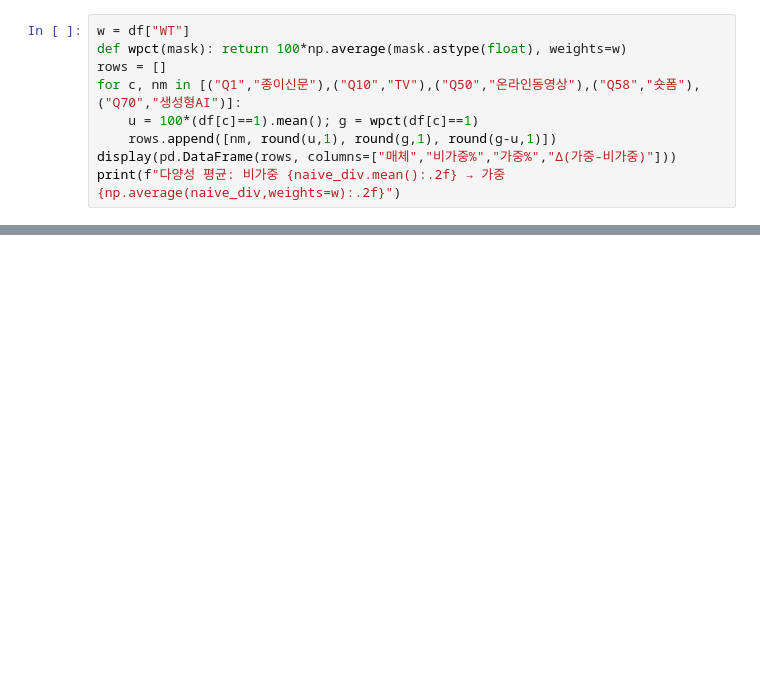
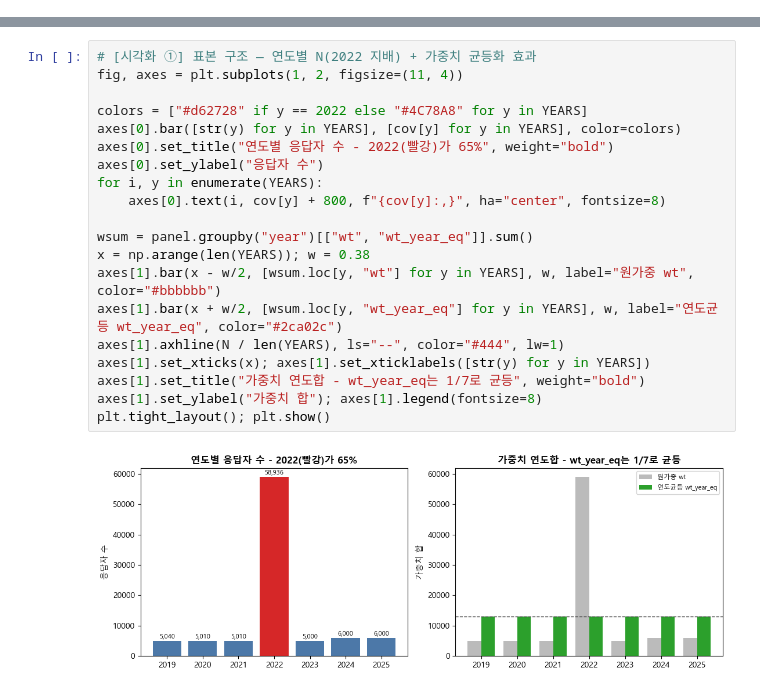
Before and after one commit to Dacon-Organization/Media-Statistics-Analysis-and-Utilization-Competition, a Jupyter notebook: notebooks/01-eda-2025.ipynb, the cells around one changed output, grey strips where cells are left out. Drawn from its saved outputs; the diff is of its cells as text; blank space fills up the shorter version.

```diff
--- a/notebooks/01-eda-2025.ipynb
+++ b/notebooks/01-eda-2025.ipynb
@@ -277,9 +0,0 @@ Q84 raw 평균(9998 포함) = 439.0  → 9998 제외해야 경로 분포로 해
-# %%
-w = df["WT"]
-def wpct(mask): return 100*np.average(mask.astype(float), weights=w)
-rows = []
-for c, nm in [("Q1","종이신문"),("Q10","TV"),("Q50","온라인동영상"),("Q58","숏폼"),("Q70","생성형AI")]:
-    u = 100*(df[c]==1).mean(); g = wpct(df[c]==1)
-    rows.append([nm, round(u,1), round(g,1), round(g-u,1)])
-display(pd.DataFrame(rows, columns=["매체","비가중%","가중%","Δ(가중-비가중)"]))
-print(f"다양성 평균: 비가중 {naive_div.mean():.2f} → 가중 {np.average(naive_div,weights=w):.2f}")
@@ -360,0 +91,22 @@ print(f"  신뢰  : 회피군 {clean_trust[avoid & m].mean():.3f} vs 비회피
+# %%
+# [시각화 ①] 표본 구조 — 연도별 N(2022 지배) + 가중치 균등화 효과
+fig, axes = plt.subplots(1, 2, figsize=(11, 4))
+
+colors = ["#d62728" if y == 2022 else "#4C78A8" for y in YEARS]
+axes[0].bar([str(y) for y in YEARS], [cov[y] for y in YEARS], color=colors)
+axes[0].set_title("연도별 응답자 수 - 2022(빨강)가 65%", weight="bold")
+axes[0].set_ylabel("응답자 수")
+for i, y in enumerate(YEARS):
+    axes[0].text(i, cov[y] + 800, f"{cov[y]:,}", ha="center", fontsize=8)
+
+wsum = panel.groupby("year")[["wt", "wt_year_eq"]].sum()
+x = np.arange(len(YEARS)); w = 0.38
+axes[1].bar(x - w/2, [wsum.loc[y, "wt"] for y in YEARS], w, label="원가중 wt", color="#bbbbbb")
+axes[1].bar(x + w/2, [wsum.loc[y, "wt_year_eq"] for y in YEARS], w, label="연도균등 wt_year_eq", color="#2ca02c")
+axes[1].axhline(N / len(YEARS), ls="--", color="#444", lw=1)
+axes[1].set_xticks(x); axes[1].set_xticklabels([str(y) for y in YEARS])
+axes[1].set_title("가중치 연도합 - wt_year_eq는 1/7로 균등", weight="bold")
+axes[1].set_ylabel("가중치 합"); axes[1].legend(fontsize=8)
+plt.tight_layout(); plt.show()
+# %% [output]
+[figure, added]
```
Also changed, not shown: parts of 48 cells of this notebook, 3 other files.
